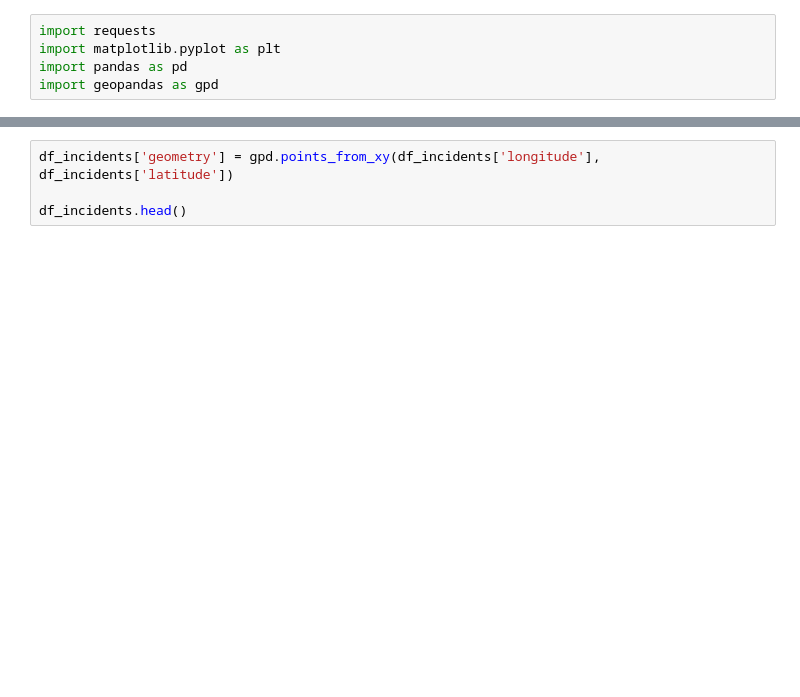
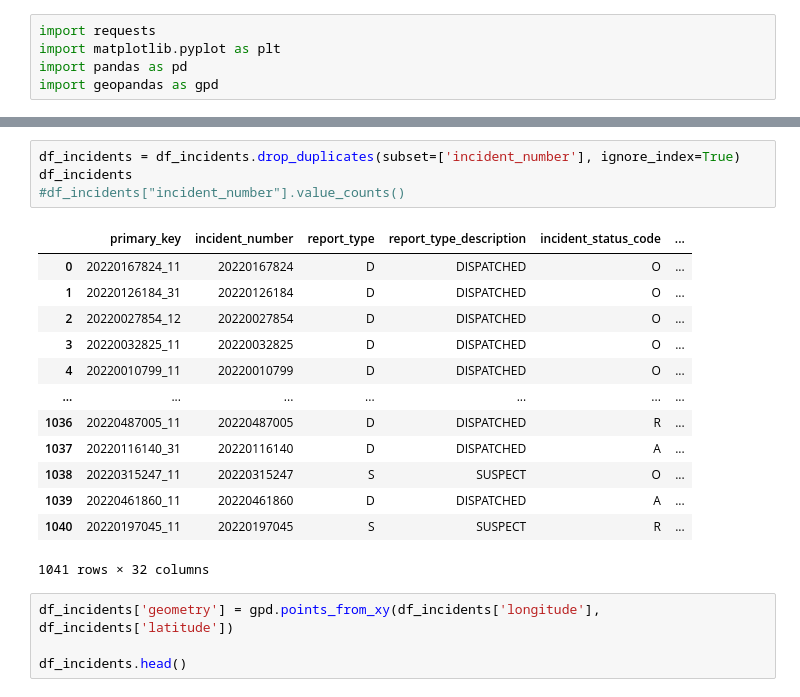
Before and after one commit to nss-data-science-cohort-6/api_project-twix, a Jupyter notebook: Ajay_APIs_in_Python.ipynb, the cells around one changed output, grey strips where cells are left out. Saved outputs shown, nothing was run; the diff lists cells and outputs as text; blank space fills up the shorter version.

```diff
--- a/Ajay_APIs_in_Python.ipynb
+++ b/Ajay_APIs_in_Python.ipynb
@@ -63,3 +78,21 @@ df_incidents[['report_type','incident_reported','offense_description','latitude'
+# %%
+df_incidents = df_incidents.drop_duplicates(subset=['incident_number'], ignore_index=True)
+df_incidents
+#df_incidents["incident_number"].value_counts()
+# %% [output]
+|  | primary_key | incident_number | report_type | report_type_description | incident_status_code | ... |
+| 0 | 20220167824_11 | 20220167824 | D | DISPATCHED | O | ... |
+| 1 | 20220126184_31 | 20220126184 | D | DISPATCHED | O | ... |
+| 2 | 20220027854_12 | 20220027854 | D | DISPATCHED | O | ... |
+| 3 | 20220032825_11 | 20220032825 | D | DISPATCHED | O | ... |
+| 4 | 20220010799_11 | 20220010799 | D | DISPATCHED | O | ... |
+| ... | ... | ... | ... | ... | ... | ... |
+| 1036 | 20220487005_11 | 20220487005 | D | DISPATCHED | R | ... |
+| 1037 | 20220116140_31 | 20220116140 | D | DISPATCHED | A | ... |
+| 1038 | 20220315247_11 | 20220315247 | S | SUSPECT | O | ... |
+| 1039 | 20220461860_11 | 20220461860 | D | DISPATCHED | A | ... |
+| 1040 | 20220197045_11 | 20220197045 | S | SUSPECT | R | ... |
+1041 rows × 32 columns
 # %%
 df_incidents['geometry'] = gpd.points_from_xy(df_incidents['longitude'], df_incidents['latitude'])
 
```
Also changed, not shown: parts of 22 cells of this notebook.
